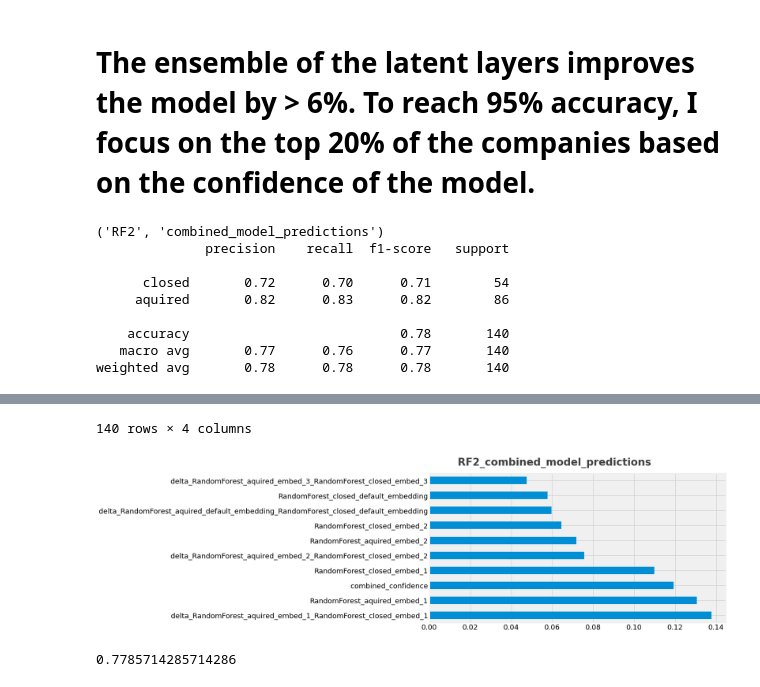
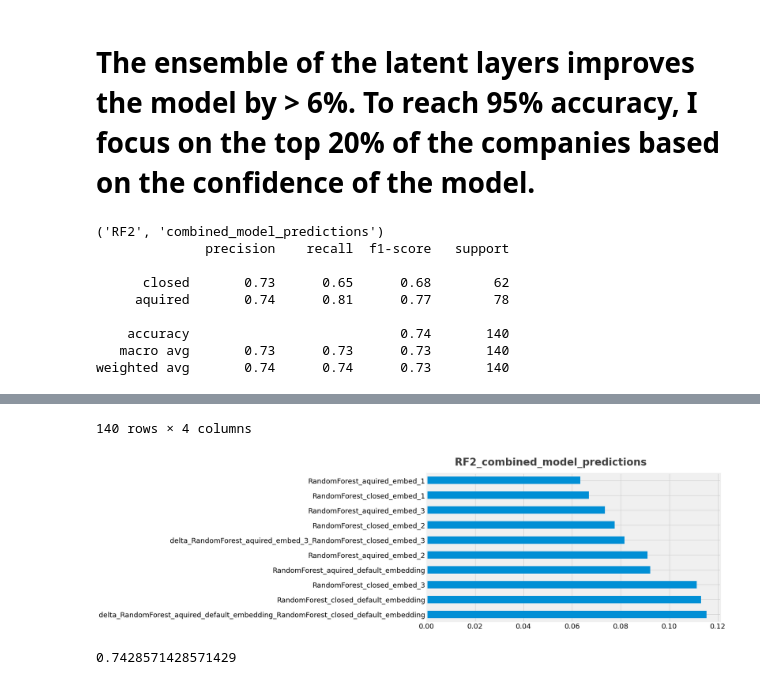
Before and after one commit to patrick-hanley/thought_experiments_original, a Jupyter notebook: _notebooks/2021-02-05-fastai_crunchbase.ipynb, the cells around one changed output, grey strips where cells are left out. Drawn from its saved outputs; the diff is of its cells as text; code cells hidden in the pictures.

```diff
--- a/_notebooks/2021-02-05-fastai_crunchbase.ipynb
+++ b/_notebooks/2021-02-05-fastai_crunchbase.ipynb
@@ -157,7 +122,7 @@ def run_exps(models, X_train: pd.DataFrame , y_train: pd.DataFrame, X_test: pd.D
     target_names = ['closed', 'aquired']
     for model_name, model in models:
         kfold = model_selection.KFold(n_splits=5, shuffle=True,
-                                      random_state=90210)
+                                      random_state=random.seed(1234))
 
         cv_results = model_selection.cross_validate(model, X_train, y_train,
                                                     cv=kfold, scoring=scoring)
@@ -359,19 +324,22 @@ dep_var = 'status'
 # X=df_nn_final.copy()
 # X.drop(['status'],axis=1,inplace=True)
 
-
+random.seed(1234)
 seed = 7
 test_size = 0.2
-X_train, X_test, y_train, y_test = train_test_split(X, y, test_size=test_size, random_state=seed)
+X_train, X_test, y_train, y_test = train_test_split(X, y, test_size=test_size, random_state=random.seed(1234))
 splits = (list(X_train.index),list(X_test.index))
 
 
 cont_nn, cat_nn = cont_cat_split(df_nn_final, max_card=10, dep_var=dep_var)
 # %%
 # array of ML models (only using one for demonstration)
+random.seed(1234)
 models = [
-      ('RandomForest', RandomForestClassifier(max_depth=200, random_state=0,
-                                     oob_score=True, min_samples_split=30)),
+      ('RandomForest', RandomForestClassifier(max_depth=200,
+                                              random_state=random.seed(1234),
+                                              oob_score=True,
+                                              min_samples_split=30)),
     ]
 
 procs_nn = [Categorify, FillMissing, Normalize]
@@ -473,7 +439,8 @@ weighted avg       0.70      0.70      0.70       696
 # The ensemble of the latent layers improves the model by > 6%.  To reach 95% accuracy, I focus on the top 20% of the companies based on the confidence of the model.
 # %%
 #collapse-show
-#combine all predictions into single DF
+#combine all predictions into single dataframe and train with RF
+
 del combined_predictions
 combined_predictions = pd.concat([embed_1_df, embed_2_df, embed_3_df, embed_default_df ], axis=1)
 combined_predictions = combined_predictions.T.drop_duplicates().T
@@ -482,16 +449,16 @@ combined_predictions.drop(['company_index'],axis=1,inplace=True, errors='ignore'
 combined_predictions.drop(['combined_confidence'],axis=1,inplace=True, errors='ignore')
 
 # add new feature summing predictions
-combined_predictions['combined_confidence'] = combined_predictions.delta_RandomForest_aquired_embed_1_RandomForest_closed_embed_1 +\
- combined_predictions.delta_RandomForest_aquired_embed_2_RandomForest_closed_embed_2 +\
-                  combined_predictions.delta_RandomForest_aquired_embed_3_RandomForest_closed_embed_3 +\
-                   combined_predictions.delta_RandomForest_aquired_default_embedding_RandomForest_closed_default_embedding
+# combined_predictions['combined_confidence'] = combined_predictions.delta_RandomForest_aquired_embed_1_RandomForest_closed_embed_1 +\
+#  combined_predictions.delta_RandomForest_aquired_embed_2_RandomForest_closed_embed_2 +\
+#                   combined_predictions.delta_RandomForest_aquired_embed_3_RandomForest_closed_embed_3 +\
+#                    combined_predictions.delta_RandomForest_aquired_default_embedding_RandomForest_closed_default_embedding
 
 #now need to split d2 into train and valid sets
-X_train_combined, X_test_combined, y_train_combined, y_test_combined = train_test_split(combined_predictions, y_test, test_size=test_size, random_state=seed)
+X_train_combined, X_test_combined, y_train_combined, y_test_combined = train_test_split(combined_predictions, y_test, test_size=test_size, random_state=random.seed(1234))
 
 models = [
-      ('RF2', RandomForestClassifier(max_depth=200, random_state=0,
+      ('RF2', RandomForestClassifier(max_depth=200, random_state=random.seed(1234),
                                      oob_score=True, min_samples_split=30)),
     ]
 
@@ -501,10 +468,10 @@ run_exps(models, X_train_combined, y_train_combined, X_test_combined,
 ('RF2', 'combined_model_predictions')
               precision    recall  f1-score   support
 
-      closed       0.72      0.70      0.71        54
-     aquired       0.82      0.83      0.82        86
+      closed       0.73      0.65      0.68        62
+     aquired       0.74      0.81      0.77        78
 
-    accuracy                           0.78       140
-   macro avg       0.77      0.76      0.77       140
-weighted avg       0.78      0.78      0.78       140
+    accuracy                           0.74       140
+   macro avg       0.73      0.73      0.73       140
+weighted avg       0.74      0.74      0.73       140
 |  | RF2_closed_combined_model_predict... | RF2_aquired_combined_model_predic... | delta_RF2_aquired_combined_model_... | company_index |
@@ -522,11 +489,11 @@ weighted avg       0.78      0.78      0.78       140
 140 rows × 4 columns
-[figure, old version]
+[figure, new version]
 # %%
-
-clf = RandomForestClassifier(max_depth=3, random_state=0, oob_score=False, min_samples_split=100, n_estimators=5)
-#clf = RandomForestClassifier(max_depth=200, random_state=0, oob_score=True, min_samples_split=30)
+#hide
+#clf = RandomForestClassifier(max_depth=3, random_state=random.seed(1234), oob_score=False, min_samples_split=100, n_estimators=5)
+clf = RandomForestClassifier(max_depth=200, random_state=random.seed(1234), oob_score=True, min_samples_split=30)
 clf.fit(X_train_combined, y_train_combined)
 print (clf.score(X_test_combined, y_test_combined))
 # %% [output]
-0.7785714285714286
+0.7428571428571429
 # %%
```
Also changed, not shown: parts of 7 cells of this notebook.
